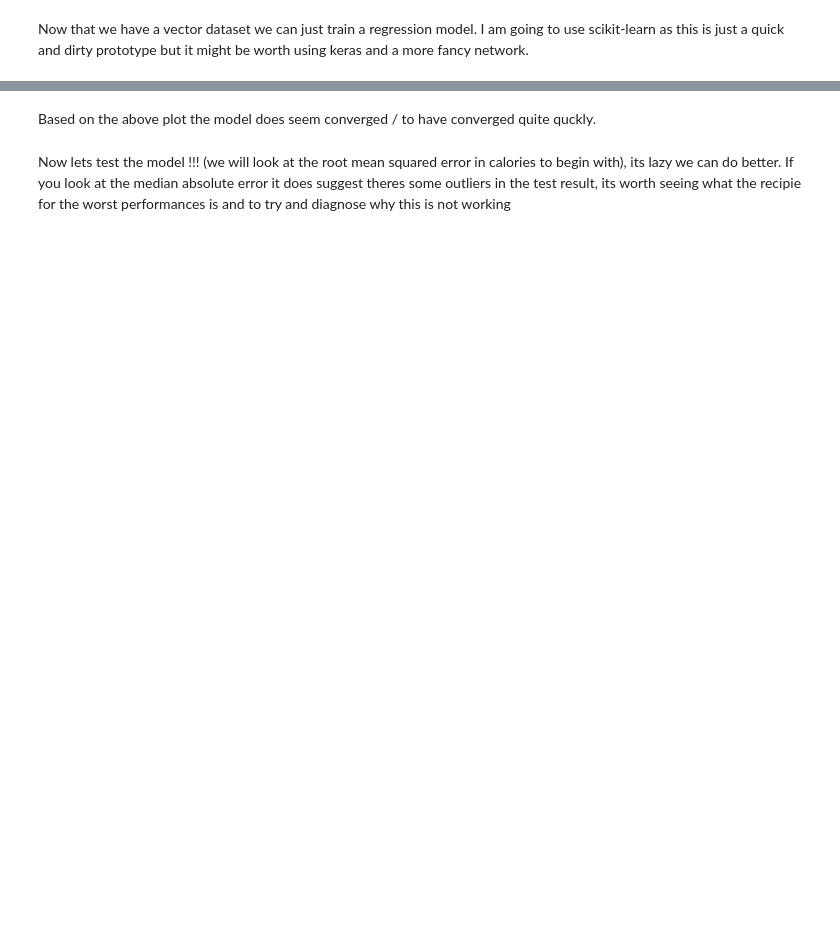
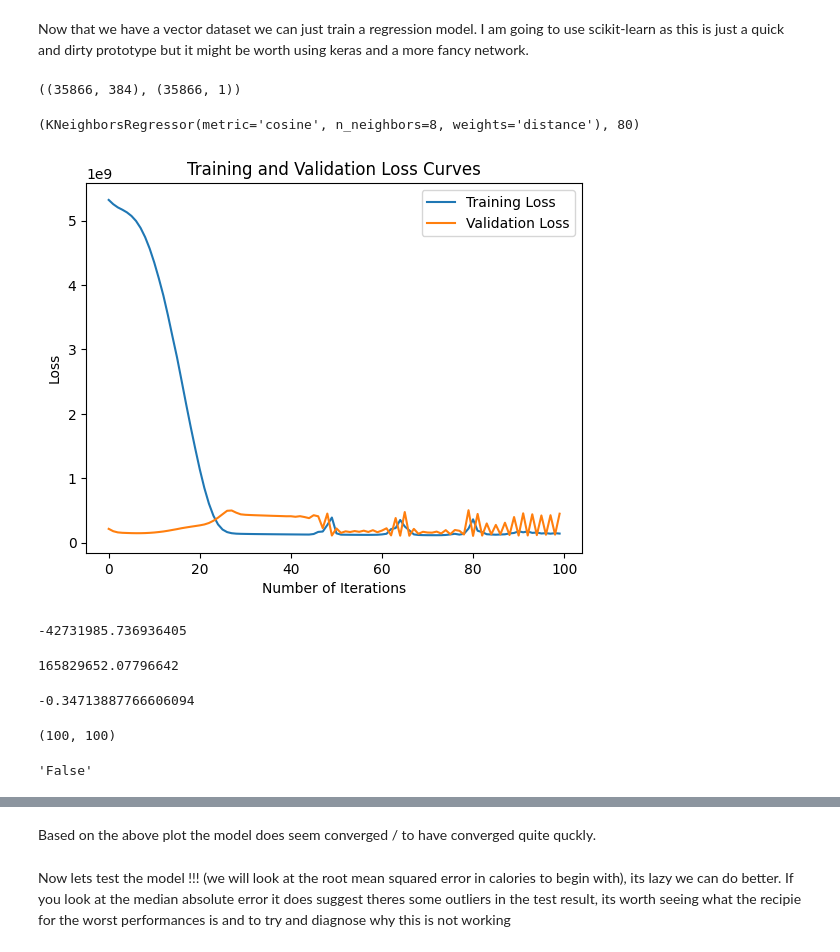
Before and after one commit to VargArturo/pic2cal, a Jupyter notebook: notebooks/RegressionNetworkKeras-clean-version.ipynb, the cells around one changed output, grey strips where cells are left out. Cells and saved outputs as stored; diff of their text form; code cells hidden in the pictures; blank space fills up the shorter version.

```diff
--- a/notebooks/RegressionNetworkKeras-clean-version.ipynb
+++ b/notebooks/RegressionNetworkKeras-clean-version.ipynb
@@ -181,14 +114,11 @@ vec_X_val = model.encode(X_val[:smaller])
 # %%
-#data = [x for x in zip(vec_X_train, y_train)]
-#data[3000]
+train_file = path.join(data_path, "regr_model_2_vectors_train.npz")
+test_file = path.join(data_path, "regr_model_2_vectors_test.npz")
+val_file = path.join(data_path, "regr_model_2_vectors_validation.npz")
 
 save = False
 
 if save:
-    train_file = path.join(data_path, "regession_simple_vectors_train.npz")
-    test_file = path.join(data_path, "regression_simple_vectors_test.npz")
-    val_file = path.join(data_path, "regression_simple_vectors_val.npz")
-
     save_np_data(train_file, vec_X_train, y_train)
     save_np_data(test_file, vec_X_test, y_test)
     save_np_data(val_file, vec_X_val, y_val)
@@ -199,0 +125,2 @@ check_load_X.shape, check_load_X.shape
+# %%
+vec_X_train, y_train  = load_np_data(train_file)
@@ -200 +129,3 @@ check_load_X.shape, check_load_X.shape
+# %%
+vec_X_val, y_val  = load_np_data(val_file)
 # %%
@@ -215,0 +167,4 @@ else:
+# %%
+vec_X_train.shape, y_train.shape
+# %% [output]
+((35866, 384), (35866, 1))
@@ -216,3 +180,41 @@ else:
+# %%
+regr, index
+# %% [output]
+(KNeighborsRegressor(metric='cosine', n_neighbors=8, weights='distance'), 80)
+# %%
+import matplotlib.pyplot as plt
+
+if not trainfull:
+    upto = 200
+    plt.plot(train_loss[:upto], label='Training Loss')
+    plt.plot(val_loss[:upto], label='Validation Loss')
+    plt.title('Training and Validation Loss Curves')
+    plt.xlabel('Number of Iterations')
+    plt.ylabel('Loss')
+    plt.legend()
+    plt.savefig(f"val_error_{upto}_{lr}.png")
+# %% [output]
+[figure, added]
+# %%
+train_loss[53]-val_loss[53]
+# %% [output]
+-42731985.736936405
+# %%
+val_loss[53]
+# %% [output]
+165829652.07796642
+# %%
+(train_loss[53]-val_loss[53])/train_loss[53]
+# %% [output]
+-0.34713887766606094
+# %%
+len(val_loss), len(train_loss)
+# %% [output]
+(100, 100)
+# %%
+str(trainfull)
+# %% [output]
+'False'
 # %%
 # !pip install matplotlib
 import matplotlib.pyplot as plt
```
Also changed, not shown: parts of 50 cells of this notebook.
